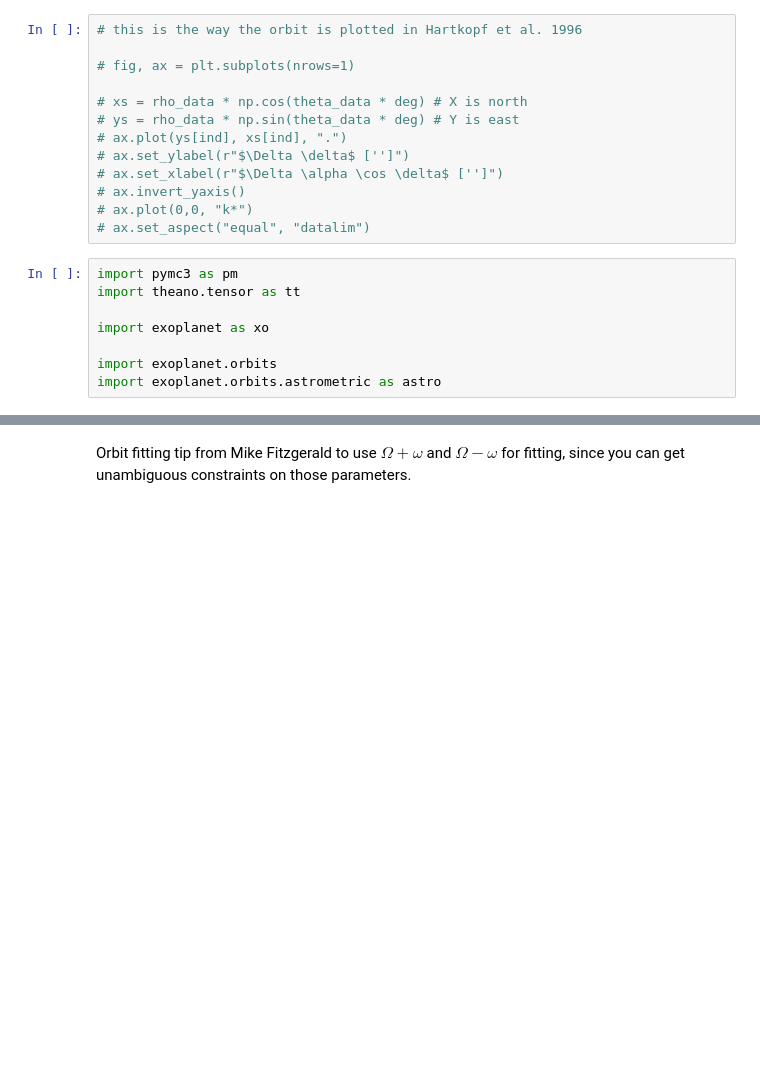
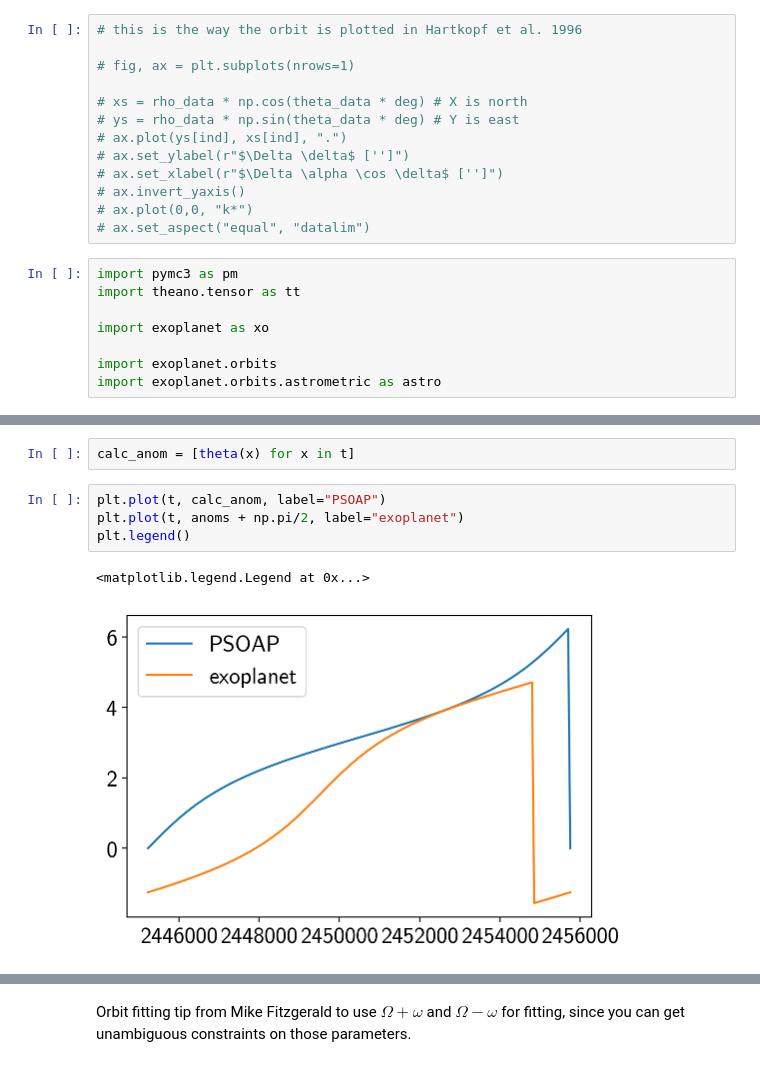
Before and after one commit to iancze/exoplanet, a Jupyter notebook: docs/notebooks/astrometric.ipynb, the cells around one changed output, grey strips where cells are left out. Cells and saved outputs as stored; diff of their text form; blank space fills up the shorter version.

```diff
--- a/docs/notebooks/astrometric.ipynb
+++ b/docs/notebooks/astrometric.ipynb
@@ -185,2 +208,11 @@ X, Y = f_pos(t)
+# %%
+calc_anom = [theta(x) for x in t]
+# %%
+plt.plot(t, calc_anom, label="PSOAP")
+plt.plot(t, anoms + np.pi/2, label="exoplanet")
+plt.legend()
+# %% [output]
+<matplotlib.legend.Legend at 0x...>
+[figure, added]
 # %%
 fig, ax = plt.subplots(nrows=2, sharex=True)
```
Also changed, not shown: parts of 4 cells of this notebook, 1 other file.
